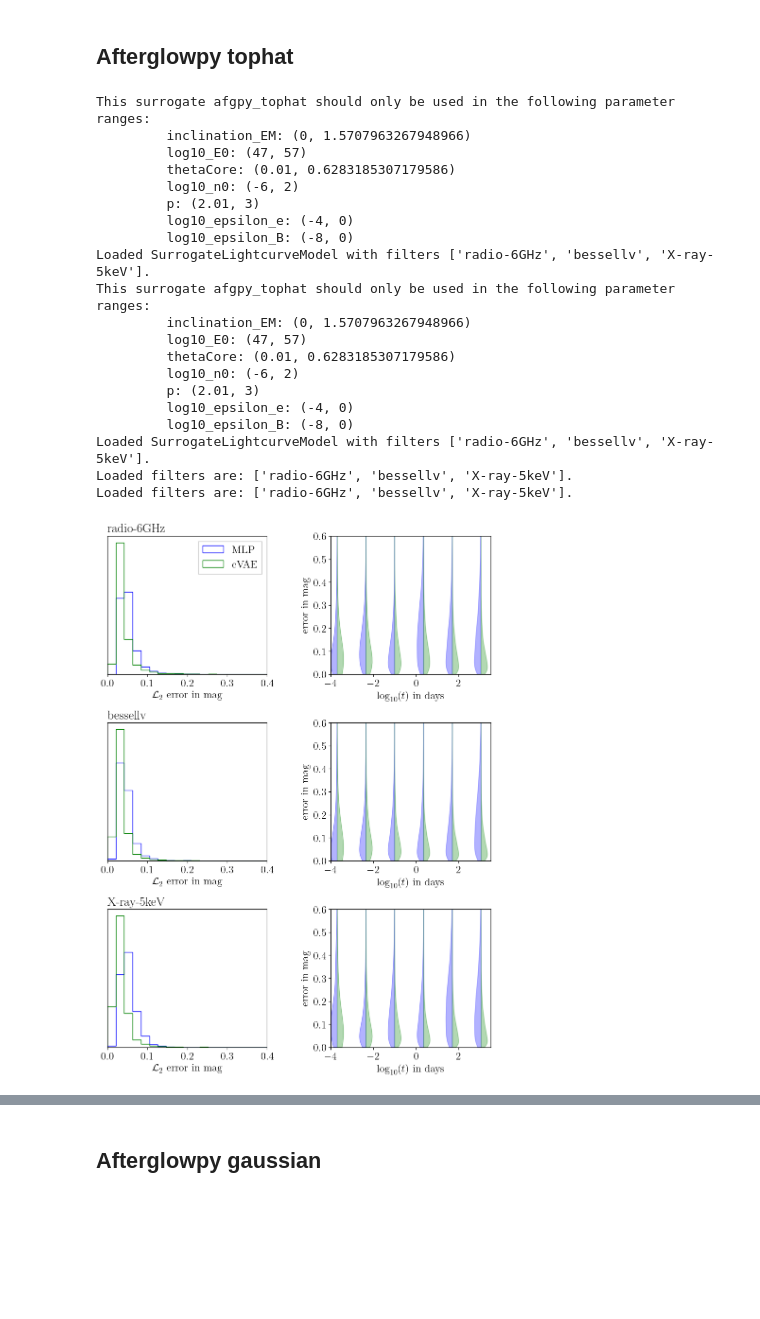
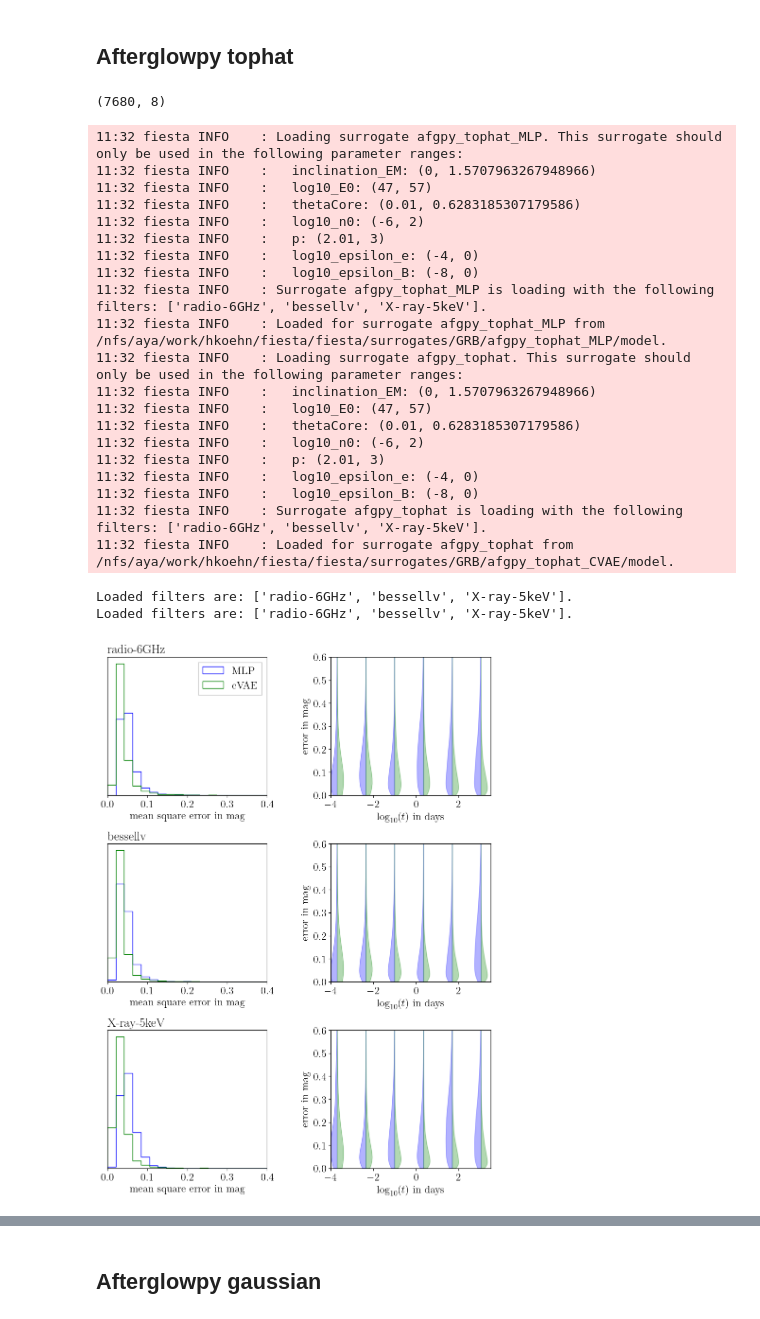
Before and after one commit to nuclear-multimessenger-astronomy/paper_fiesta, a Jupyter notebook: src/paper_fiesta/benchmarking/benchmark_plots.ipynb, the cells around one changed output, grey strips where cells are left out. Saved outputs shown, nothing was run; the diff lists cells and outputs as text; code cells hidden in the pictures; blank space fills up the shorter version.

```diff
--- a/src/paper_fiesta/benchmarking/benchmark_plots.ipynb
+++ b/src/paper_fiesta/benchmarking/benchmark_plots.ipynb
@@ -14,15 +21,20 @@ from fiesta.inference.lightcurve_model import AfterglowFlux, BullaLightcurveMode
 # %% [markdown]
 ## Afterglowpy tophat
+# %%
+import h5py
+
+with h5py.File("/home/aya/work/hkoehn/fiesta/fiesta/surrogates/GRB/training_data/pyblastafterglow_tophat_raw_data.h5") as f:
+    print(f["test"]["X"].shape)
+# %% [output]
+(7680, 8)
 # %%
 FILTERS = ["radio-6GHz", "bessellv", "X-ray-5keV"]
 
 
-model1 = AfterglowFlux("afgpy_tophat",
-                        "../surrogates/afgpy_tophat_MLP/",
+model1 = AfterglowFlux("afgpy_tophat_MLP",
                         filters = FILTERS)
 
 model2 = AfterglowFlux("afgpy_tophat",
-                        "../surrogates/afgpy_tophat_CVAE/",
                         filters = FILTERS)
 
 
@@ -38,26 +50,28 @@ benchmarker2 = Benchmarker(
                     metric_name = "L2"
                     )
 # %% [output]
-This surrogate afgpy_tophat should only be used in the following parameter ranges:
-         inclination_EM: (0, 1.5707963267948966)
-         log10_E0: (47, 57)
-         thetaCore: (0.01, 0.6283185307179586)
-         log10_n0: (-6, 2)
-         p: (2.01, 3)
-         log10_epsilon_e: (-4, 0)
-         log10_epsilon_B: (-8, 0)
-Loaded SurrogateLightcurveModel with filters ['radio-6GHz', 'bessellv', 'X-ray-5keV'].
-This surrogate afgpy_tophat should only be used in the following parameter ranges:
-         inclination_EM: (0, 1.5707963267948966)
-         log10_E0: (47, 57)
-         thetaCore: (0.01, 0.6283185307179586)
-         log10_n0: (-6, 2)
-         p: (2.01, 3)
-         log10_epsilon_e: (-4, 0)
-         log10_epsilon_B: (-8, 0)
-Loaded SurrogateLightcurveModel with filters ['radio-6GHz', 'bessellv', 'X-ray-5keV'].
-Loaded filters are: ['radio-6GHz', 'bessellv', 'X-ray-5keV'].
-Loaded filters are: ['radio-6GHz', 'bessellv', 'X-ray-5keV'].
+11:32 fiesta INFO    : Loading surrogate afgpy_tophat_MLP. This surrogate should only be used in the following parameter ranges:
+11:32 fiesta INFO    :   inclination_EM: (0, 1.5707963267948966)
+11:32 fiesta INFO    :   log10_E0: (47, 57)
+11:32 fiesta INFO    :   thetaCore: (0.01, 0.6283185307179586)
+11:32 fiesta INFO    :   log10_n0: (-6, 2)
+11:32 fiesta INFO    :   p: (2.01, 3)
+11:32 fiesta INFO    :   log10_epsilon_e: (-4, 0)
+11:32 fiesta INFO    :   log10_epsilon_B: (-8, 0)
+11:32 fiesta INFO    : Surrogate afgpy_tophat_MLP is loading with the following filters: ['radio-6GHz', 'bessellv', 'X-ray-5keV'].
+11:32 fiesta INFO    : Loaded for surrogate afgpy_tophat_MLP from /nfs/aya/work/hkoehn/fiesta/fiesta/surrogates/GRB/afgpy_tophat_MLP/model.
+11:32 fiesta INFO    : Loading surrogate afgpy_tophat. This surrogate should only be used in the following parameter ranges:
+11:32 fiesta INFO    :   inclination_EM: (0, 1.5707963267948966)
+11:32 fiesta INFO    :   log10_E0: (47, 57)
+11:32 fiesta INFO    :   thetaCore: (0.01, 0.6283185307179586)
+11:32 fiesta INFO    :   log10_n0: (-6, 2)
+11:32 fiesta INFO    :   p: (2.01, 3)
+11:32 fiesta INFO    :   log10_epsilon_e: (-4, 0)
+11:32 fiesta INFO    :   log10_epsilon_B: (-8, 0)
+11:32 fiesta INFO    : Surrogate afgpy_tophat is loading with the following filters: ['radio-6GHz', 'bessellv', 'X-ray-5keV'].
+11:32 fiesta INFO    : Loaded for surrogate afgpy_tophat from /nfs/aya/work/hkoehn/fiesta/fiesta/surrogates/GRB/afgpy_tophat_CVAE/model.
+Loaded filters are: ['radio-6GHz', 'bessellv', 'X-ray-5keV'].
+Loaded filters are: ['radio-6GHz', 'bessellv', 'X-ray-5keV'].
 # %%
 fig, ax = plt.subplots(3, 2, figsize = (9, 12))
 fig.subplots_adjust(wspace = 0.4, hspace =0.35, bottom = 0.05, top = 0.95, left = 0.05, right = 0.95)
@@ -65,32 +79,32 @@ fig.subplots_adjust(wspace = 0.4, hspace =0.35, bottom = 0.05, top = 0.95, left
 for filter, cax in zip(FILTERS, ax[:,0]):
 
     cax.hist(benchmarker1.error[filter], color = "blue", histtype = "step", bins = np.linspace(0, 0.4, 20), density = True, label = "MLP")
     cax.hist(benchmarker2.error[filter], color = "green", histtype = "step", bins = np.linspace(0, 0.4, 20), density = True, label = "cVAE")
     cax.set_yticks([])
-    cax.set_xlabel("$\mathcal{L}_2$ error in mag")
+    cax.set_xlabel("mean square error in mag")
     cax.set_xlim((0,0.4))
     cax.set_title(filter, loc = "left")
 
 for filter, cax in zip(FILTERS, ax[:,1]):
     error = np.abs(benchmarker1.pred_mag[filter] - benchmarker1.test_mag[filter])
     error[np.isinf(error) | np.isnan(error)] = 0.
     indices = np.linspace(10, len(model1.times)-10, 6).astype(int)
     parts1 = cax.violinplot(error[:, indices], positions=np.log10(model1.times[indices]), widths=0.6, side="low", showextrema=False, points=500)
     for pc in parts1["bodies"]:
         pc.set_facecolor("blue")
         pc.set_edgecolor("blue")
 
     error = np.abs(benchmarker2.pred_mag[filter] - benchmarker2.test_mag[filter])
     error[np.isinf(error) | np.isnan(error)] = 0.
     indices = np.linspace(10, len(model2.times)-10, 6).astype(int)
     parts2 = cax.violinplot(error[:, indices], positions=np.log10(model2.times[indices]), widths=0.6, side="high", showextrema=False, points=500)
     for pc in parts2["bodies"]:
         pc.set_facecolor("green")
         pc.set_edgecolor("green")
 
     cax.set(xlabel = "$\\log_{10}(t)$ in days", ylabel = "error in mag", xscale = "linear", xlim = (-4., 3.5), ylim = (0,0.6))
 
 ax[0,0].legend(fancybox=False, framealpha=1, fontsize = 16)
 fig.savefig("./benchmark_afgpy_tophat.pdf", dpi =300)
 # %% [output]
-[figure, old version]
+[figure, new version]
```
Also changed, not shown: parts of 11 cells of this notebook, 8 other files.
